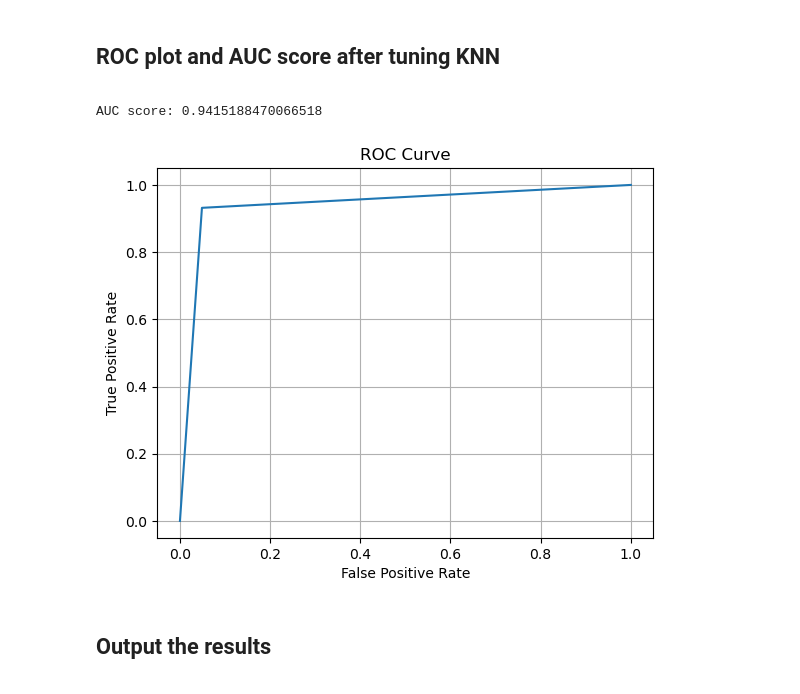
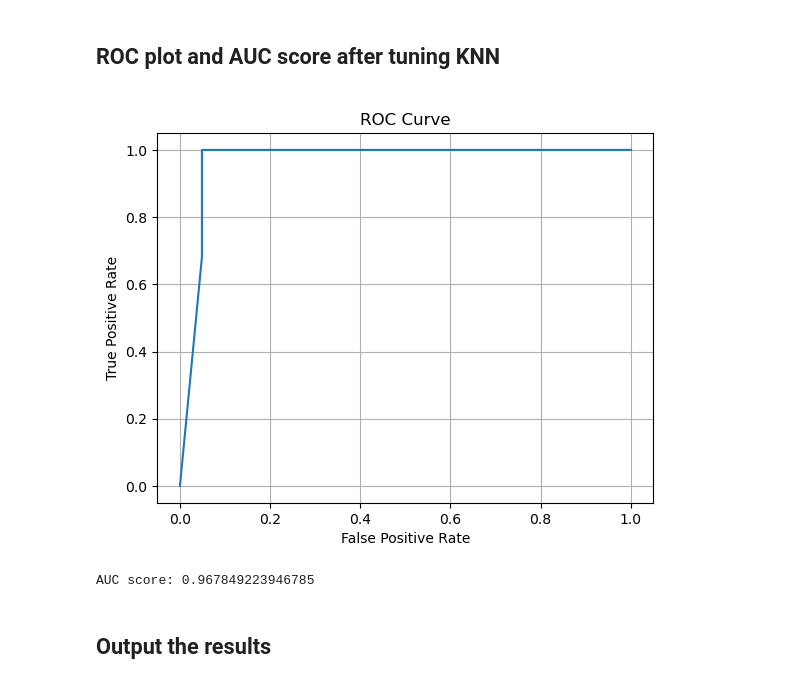
Before and after one commit to Ehsan-Behzadi/Breast-Cancer-Prediction-Model, a Jupyter notebook: ML_model_Breast_Cancer_Wisconsin.ipynb, the cells around one changed output. Cells and saved outputs as stored; diff of their text form; code cells hidden in the pictures.

```diff
--- a/ML_model_Breast_Cancer_Wisconsin.ipynb
+++ b/ML_model_Breast_Cancer_Wisconsin.ipynb
@@ -1363,6 +1467,9 @@ clf_knn_test.fit(X_train, Y_train)
 
 # Predict the labels for the testing data
 Y_predict = clf_knn_test.predict(X_test)
+
+# Predict the probabilities for the testing data
+y_prob = clf_knn_test.predict_proba(X_test)[:, 1]             # Extract probabilities for the positive class
 # %%
 # Evaluate model performance
 print('\nTesting the model:\n')
@@ -1417,14 +1524,16 @@ Confusion matrix:
     <h2>ROC plot and AUC score</h2>
 </div>
 # %%
-# ROC
-def plot_roc_curve(y_test, y_prid):
+# Function to plot ROC curve
+def plot_roc_curve(Y_test, y_prob):
+    # Calculate ROC curve
+    fpr, tpr, thresholds = roc_curve(Y_test, y_prob)
 
-    # Calculate ROC curve
-    fpr, tpr, thresholds = roc_curve(y_test, y_prid)
+    # Plot ROC curve
     plt.plot(fpr, tpr)
     plt.xlabel('False Positive Rate')
     plt.ylabel('True Positive Rate')
     plt.title('ROC Curve')
     plt.grid()
+    plt.show()
 # %%
@@ -1489,6 +1598,9 @@ best_knn = random_search.best_estimator_
 
 # Predict the labels
 y_pred = best_knn.predict(X_test)
+
+# Predict the probabilities for the testing data
+y_prob = best_knn.predict_proba(X_test)[:, 1]             # Extract probabilities for the positive class
 # %%
 # Evaluate model performance
 print('\nTuning the model:\n')
@@ -1558,14 +1672,14 @@ def plot_roc_curve(y_test, y_prid):
 # %%
-#ROC plot and AUC score
-plot_roc_curve(Y_test, y_pred)
+# Plot the ROC curve using predicted probabilities
+plot_roc_curve(Y_test, y_prob)
 
 # Calculate AUC score
-auc_score_tu = roc_auc_score(Y_test, y_pred)
+auc_score_tu = roc_auc_score(Y_test, y_prob)
 print('\nAUC score:', auc_score_tu)
 print('\n')
 # %% [output]
+[figure, new version]
-AUC score: 0.9415188470066518
+AUC score: 0.967849223946785
-[figure, old version]
 # %% [markdown]
 <div id="output">
     <h2>Output the results</h2>
```
Also changed, not shown: parts of 18 cells of this notebook.
